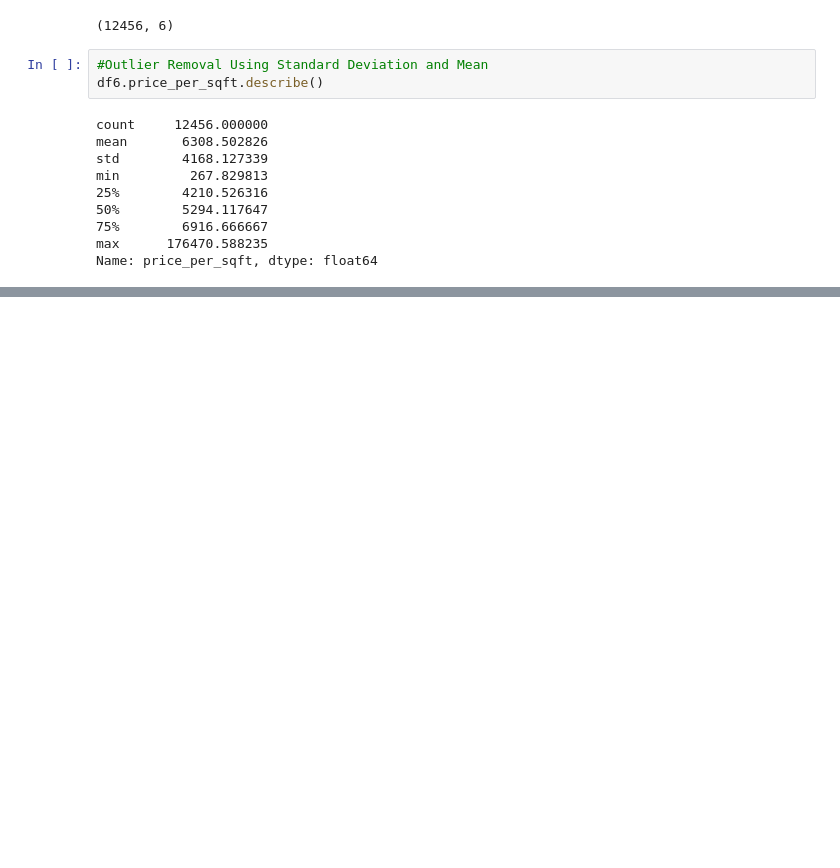
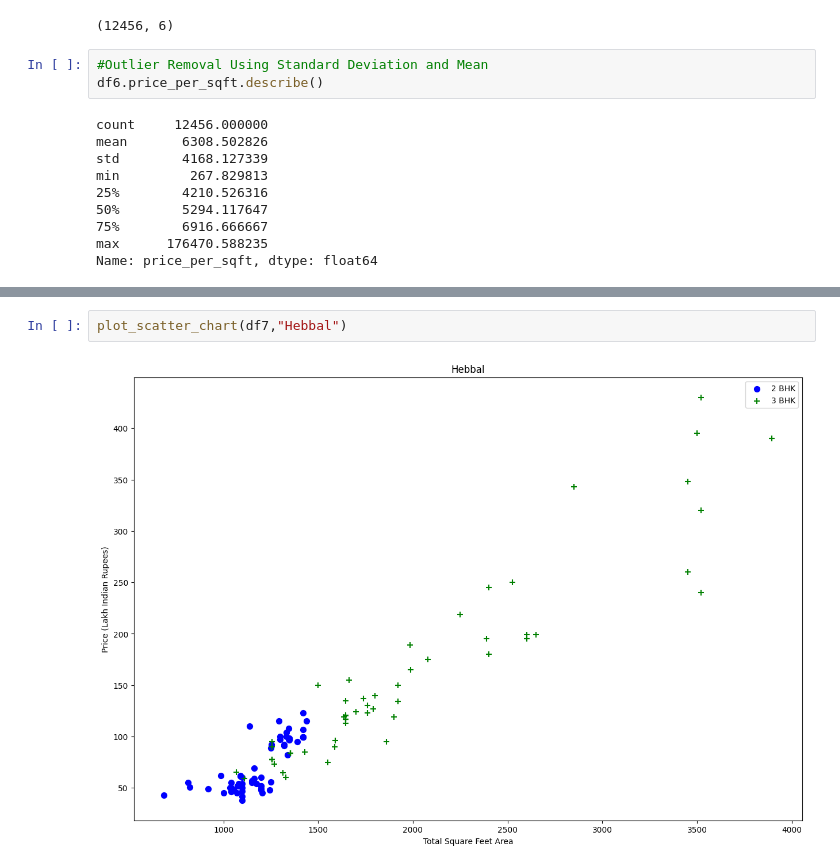
Before and after one commit to namankunwar/projects, a Jupyter notebook: real_estate_price_prediction/code.ipynb, the cells around one changed output, grey strips where cells are left out. Drawn from its saved outputs; the diff is of its cells as text; blank space fills up the shorter version.

```diff
--- a/real_estate_price_prediction/code.ipynb
+++ b/real_estate_price_prediction/code.ipynb
@@ -297,0 +328,4 @@ this shows a wide variation in property prices. We should remove outliers per lo
+# %%
+plot_scatter_chart(df7,"Hebbal")
+# %% [output]
+[figure, added]
```
Also changed, not shown: parts of 34 cells of this notebook.
